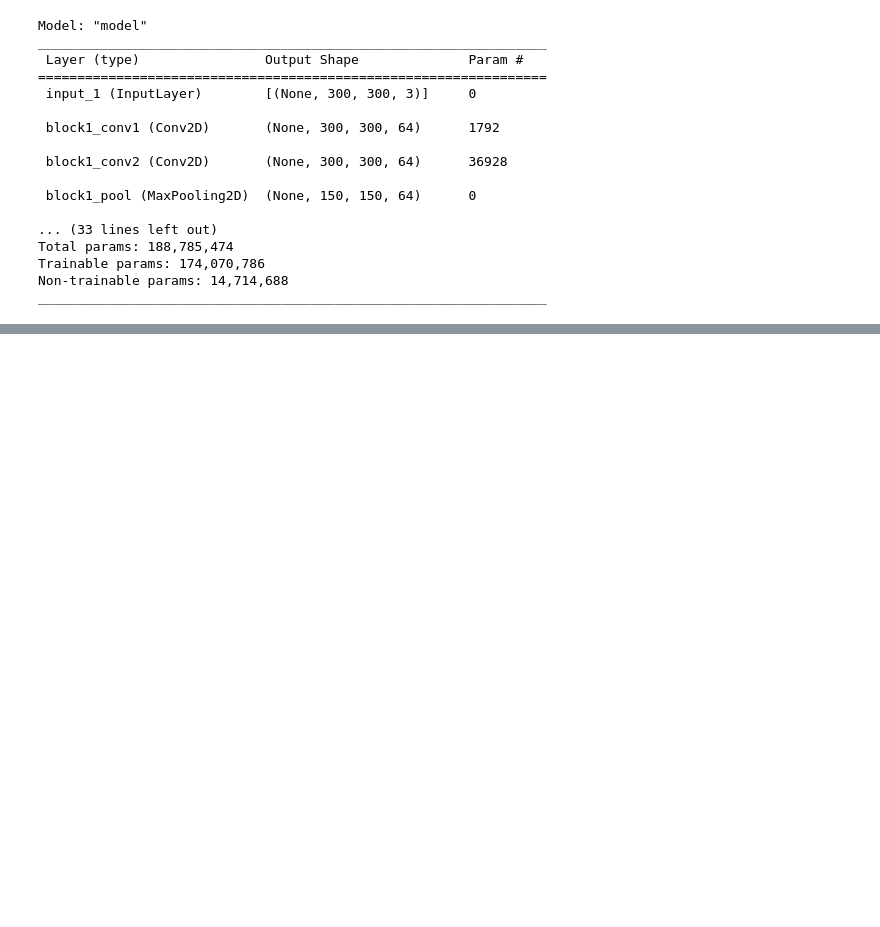
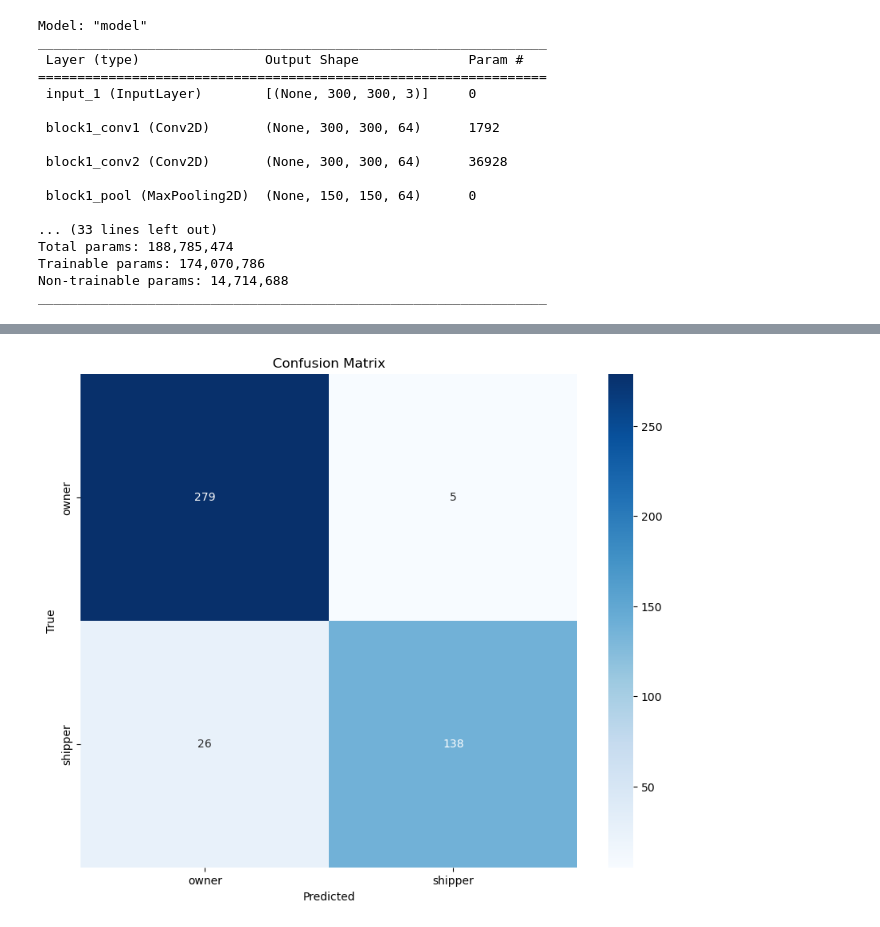
Before and after one commit to frankkn/CNN, a Jupyter notebook: 2classes.ipynb, the cells around one changed output, grey strips where cells are left out. Drawn from its saved outputs; the diff is of its cells as text; code cells hidden in the pictures; blank space fills up the shorter version.

```diff
--- a/2classes.ipynb
+++ b/2classes.ipynb
@@ -381,9 +385,16 @@ Epoch 4, Training loss: 0.1813, Training accuracy: 93.3315, Validation loss: 0.2
 # %%
 wild_model.load_weights('./weight/wild_model_epoch_3.h5')
+
+true_label = []
+predicted_label = []
 
 def test_loop(dataset_test):
     for image, label in tqdm(dataset_test, total=math.floor(len(img_path_test)/BATCH_SIZE)):
         loss, labels, predictions = test_step(image, label)
+
+        true_label.extend(labels.numpy())
+        predicted_label.extend(tf.argmax(predictions, axis=1).numpy())
+
         test_loss(loss)
         test_accuracy(labels, predictions)
 
@@ -405,0 +417,11 @@ plt.show()
+# %%
+cm = confusion_matrix(true_label, predicted_label)
+
+plt.figure(figsize=(10, 8))
+sns.heatmap(cm, annot=True, fmt='d', cmap='Blues', xticklabels=label_names, yticklabels=label_names)
+plt.xlabel('Predicted')
+plt.ylabel('True')
+plt.title('Confusion Matrix')
+plt.show()
+# %% [output]
+[figure, added]
```
Also changed, not shown: parts of 5 cells of this notebook.
